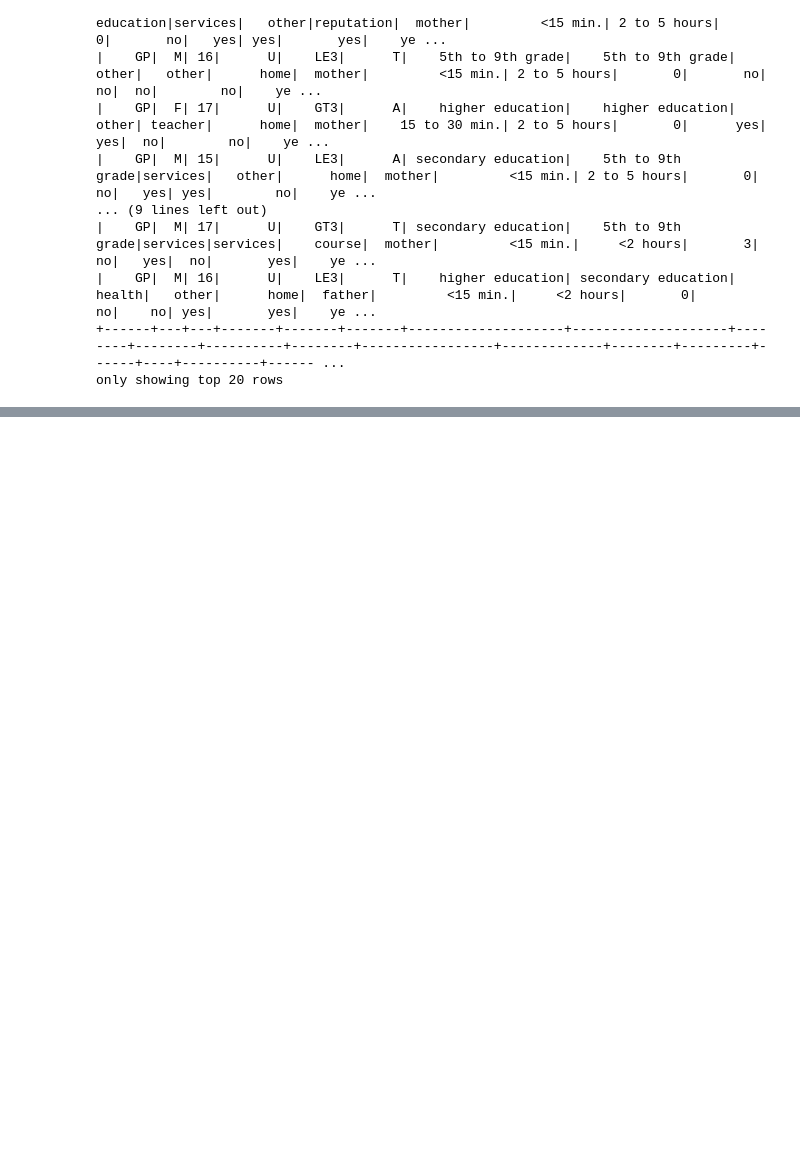
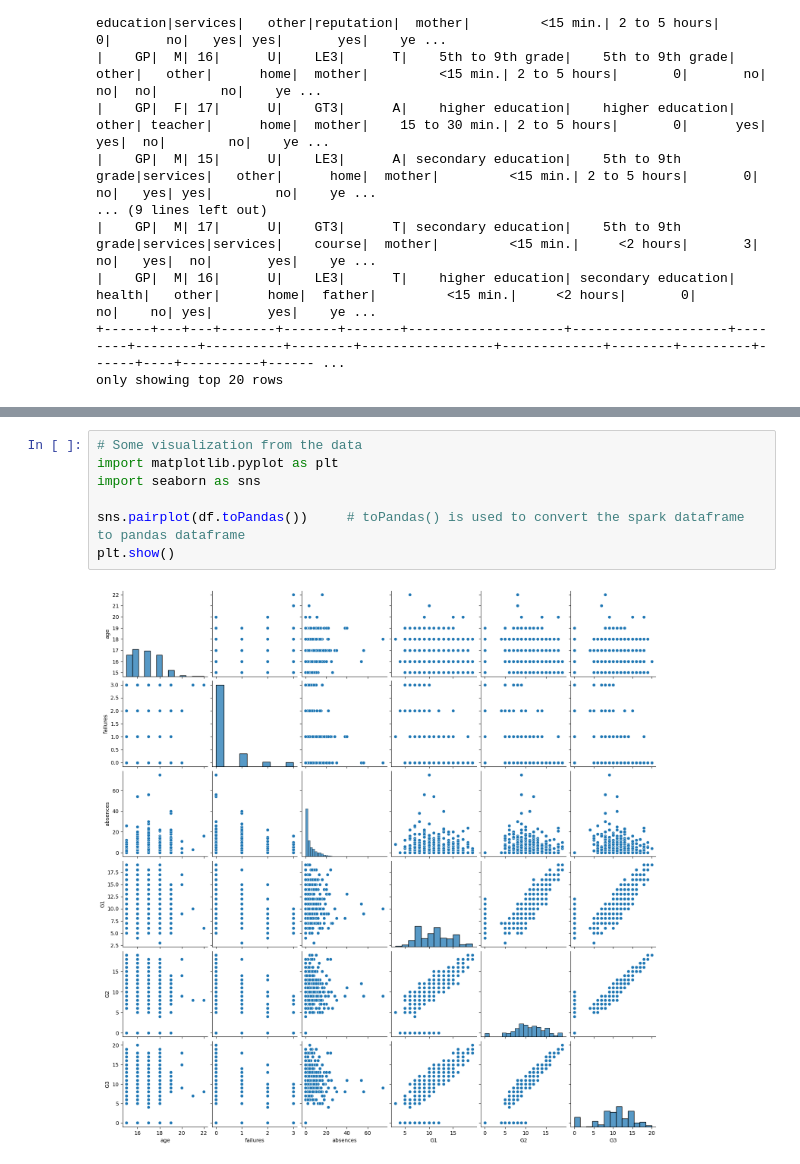
Before and after one commit to NotAScratch/Learning-Pyspark, a Jupyter notebook: Pysparkbasics.ipynb, the cells around one changed output, grey strips where cells are left out. Cells and saved outputs as stored; diff of their text form; blank space fills up the shorter version.

Commit message:
Spark df converted to pandas df for visualization

```diff
--- a/Pysparkbasics.ipynb
+++ b/Pysparkbasics.ipynb
@@ -135,0 +136,9 @@ df.describe().show()
+# %%
+# Some visualization from the data
+import matplotlib.pyplot as plt
+import seaborn as sns
+
+sns.pairplot(df.toPandas())     # toPandas() is used to convert the spark dataframe to pandas dataframe
+plt.show()
+# %% [output]
+[figure, added]
```
Also changed, not shown: parts of 4 cells of this notebook.
